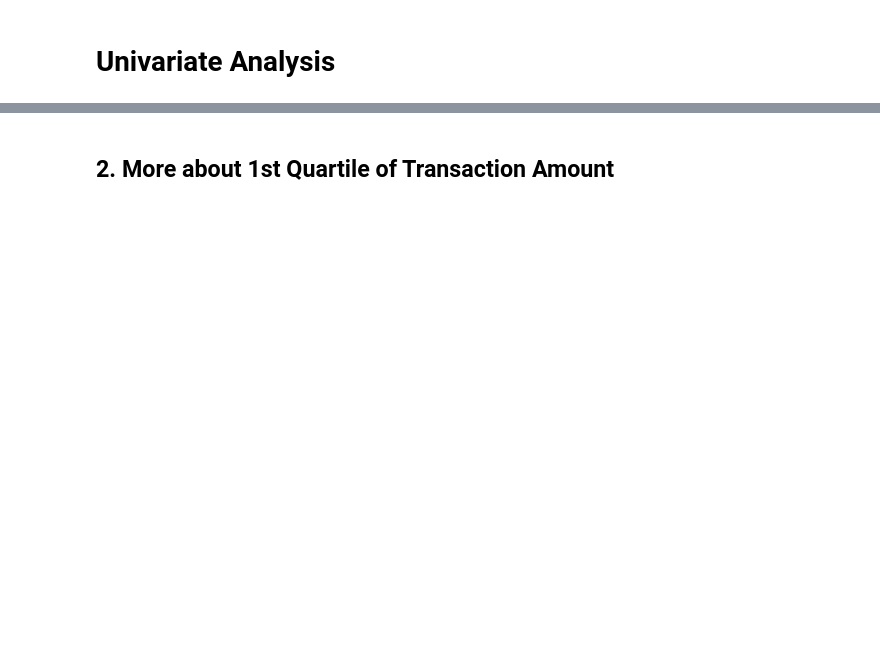
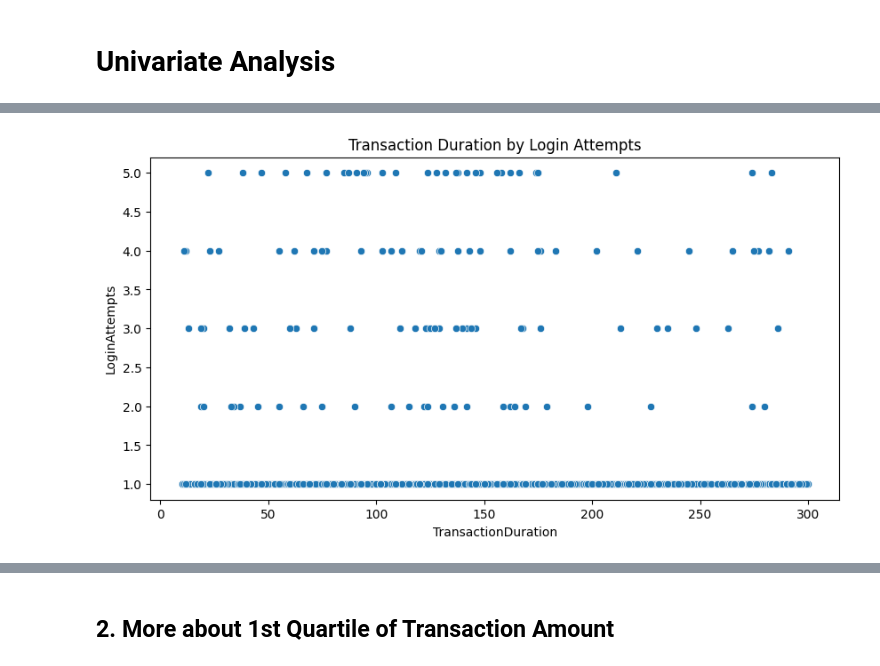
Before and after one commit to flynn-ky-t2/kaggle_f., a Jupyter notebook: bank-transaction-fraud-detection-v2.ipynb, the cells around one changed output, grey strips where cells are left out. Cells and saved outputs as stored; diff of their text form; code cells hidden in the pictures; blank space fills up the shorter version.

```diff
--- a/bank-transaction-fraud-detection-v2.ipynb
+++ b/bank-transaction-fraud-detection-v2.ipynb
@@ -178,0 +436,7 @@ KIV code, potentially problematic code
+# %%
+plt.figure(figsize=(10,5))
+sns.scatterplot(x="TransactionDuration", y="LoginAttempts", data=df)
+plt.title("Transaction Duration by Login Attempts")
+plt.show()
+# %% [output]
+[figure, added]
```
Also changed, not shown: parts of 31 cells of this notebook.
